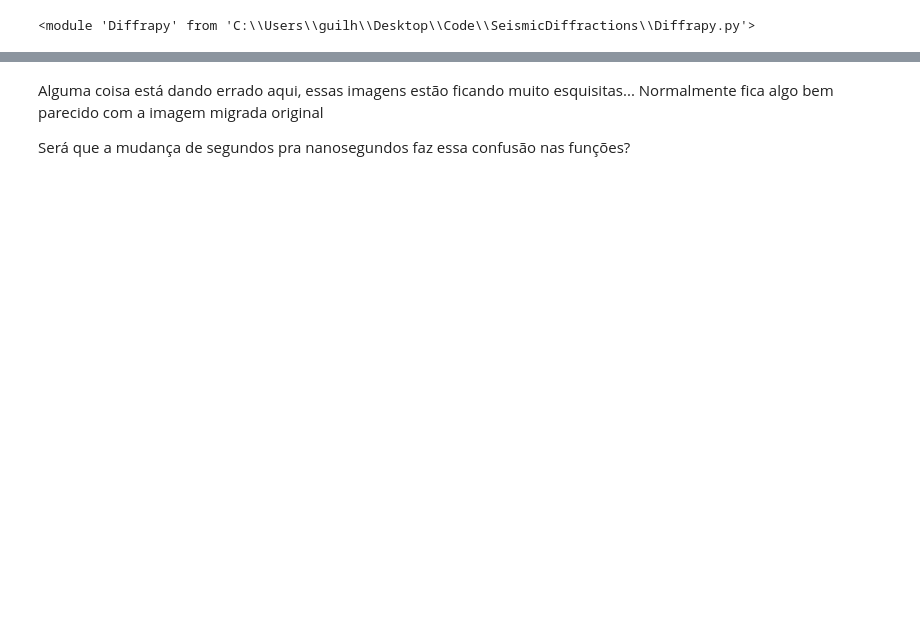
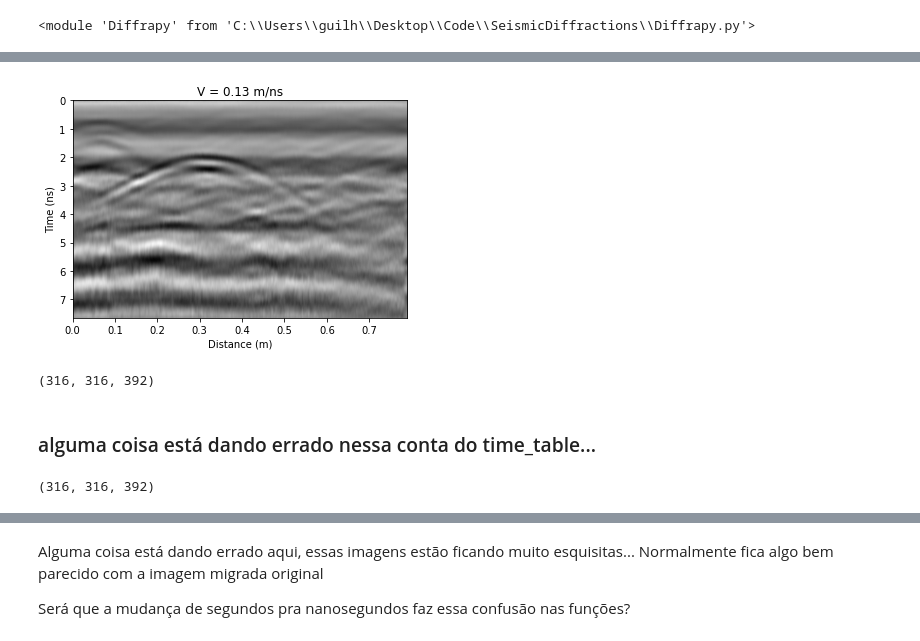
Before and after one commit to GuilhermeZakarewicz/DiffraPy, a Jupyter notebook: Testes_GPR.ipynb, the cells around one changed output, grey strips where cells are left out. Saved outputs shown, nothing was run; the diff lists cells and outputs as text; code cells hidden in the pictures; blank space fills up the shorter version.

```diff
--- a/Testes_GPR.ipynb
+++ b/Testes_GPR.ipynb
@@ -292,0 +46,10 @@ with open("Data/GPR_files/sm", "wb") as f:
+# %%
+plt.imshow(cdp1,aspect='auto',interpolation='bicubic', cmap=plt.cm.gray_r,extent=[0*dx, ntrace*dx, ntime*dt, 0*dt])
+
+plt.title('V = 0.13 m/ns')
+plt.xlabel('Distance (m)')
+plt.ylabel('Time (ns)')
+
+plt.show()
+# %% [output]
+[figure, added]
@@ -292,0 +71,22 @@ with open("Data/GPR_files/sm", "wb") as f:
+# %%
+print(np.shape(teste_time_table))
+# %% [output]
+(316, 316, 392)
+# %% [markdown]
+### alguma coisa está dando errado nessa conta do time_table...
+# %%
+dxtrace = 20
+
+#for ixtrace in tqdm(range(0,ntrace)): #posicao do GPR
+for ixtrace in tqdm(range(0,5)):
+    for ixs in range(0,ns): # coord x no modelo, trocar ixs pq ñ é tiro
+        for izs in range(0,nz): #coord z no modelo (tempo)
+            r = np.sqrt((izs*dz)**2 + (ixtrace*dxtrace - ixs*dx)**2)
+            if r!=0:
+                teste_time_table[ixtrace,ixs,izs]=r/c
+            elif r==0:
+                teste_time_table[ixtrace,ixs,izs]=1e-10
+
+print(np.shape(teste_time_table))
+# %% [output]
+(316, 316, 392)
```
Also changed, not shown: parts of 40 cells of this notebook, 2 other files.
